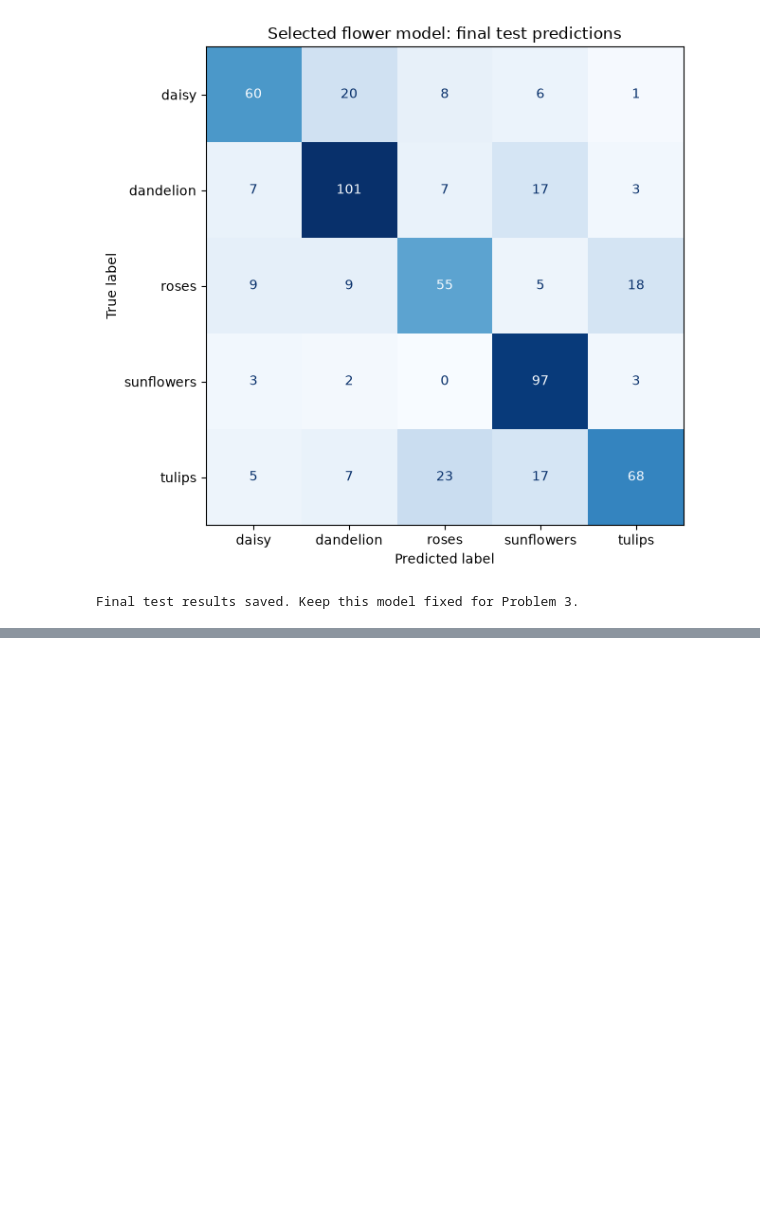
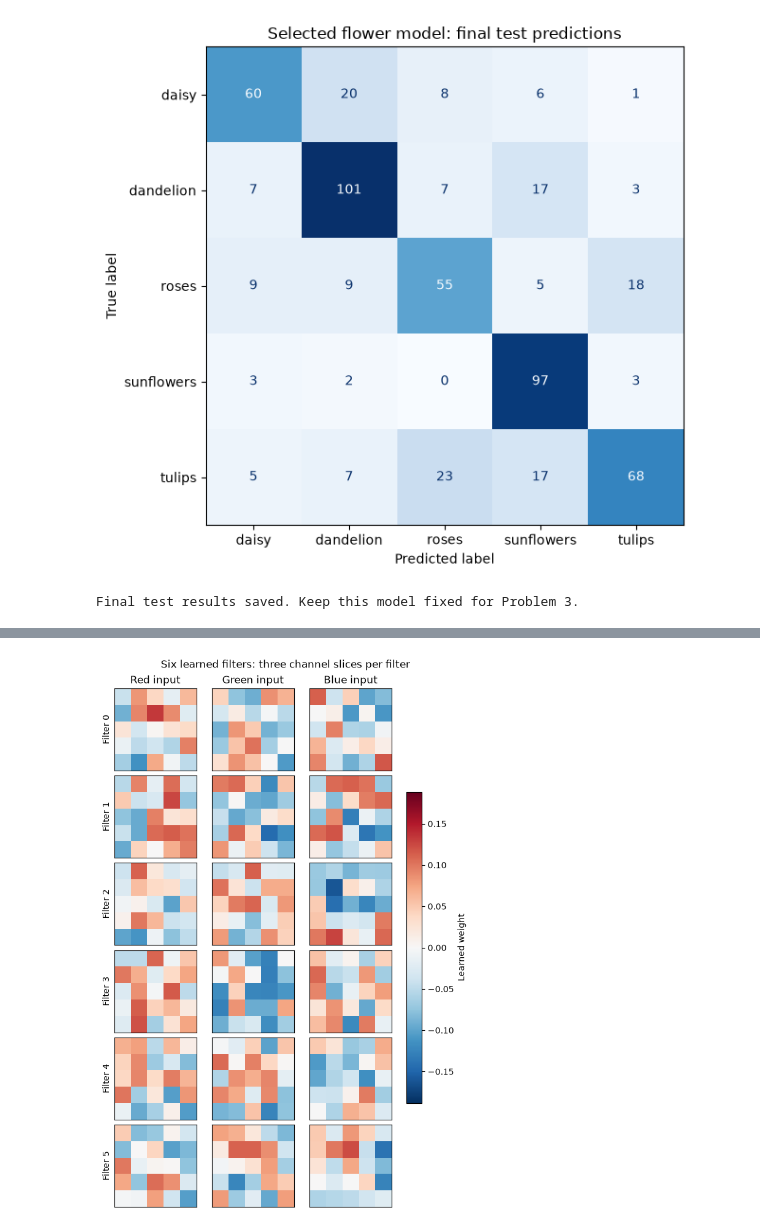
Before and after one commit to schwartzberg/dec04c, a Jupyter notebook: e89-Schwartzberg-Paul-HW04.ipynb, the cells around one changed output, grey strips where cells are left out. Saved outputs shown, nothing was run; the diff lists cells and outputs as text; code cells hidden in the pictures; blank space fills up the shorter version.

```diff
--- a/e89-Schwartzberg-Paul-HW04.ipynb
+++ b/e89-Schwartzberg-Paul-HW04.ipynb
@@ -1655,0 +1750,18 @@ For Problem 3, the last convolution is `flower_final_model.features[12]`. <br>It
+# %%
+# Read six first-layer filters. Each has three 5 x 5 channel slices.
+p3_filters = p3_model.features[0].weight.detach()
+p3_limit = max(float(p3_filters.abs().max()), 1e-8)
+fig, axes = plt.subplots(6, 3, figsize=(6, 9), layout="constrained")
+for f in range(6):
+    for channel in range(3):
+        ax = axes[f, channel]
+        picture = ax.imshow(p3_filters[f, channel], cmap="RdBu_r", vmin=-p3_limit, vmax=p3_limit,
+                            interpolation="nearest")
+        ax.set_xticks([]);ax.set_yticks([])
+        if f == 0:ax.set_title(["Red input", "Green input", "Blue input"][channel])
+        if channel == 0:ax.set_ylabel(f"Filter {f}")
+fig.colorbar(picture, ax=axes, shrink=0.6, label="Learned weight")
+fig.suptitle("Six learned filters: three channel slices per filter")
+fig.savefig(p3_output / "first_layer_filters.png", dpi=120);plt.show()
+# %% [output]
+[figure, added]
```
Also changed, not shown: parts of 12 cells of this notebook, 12 other files.
